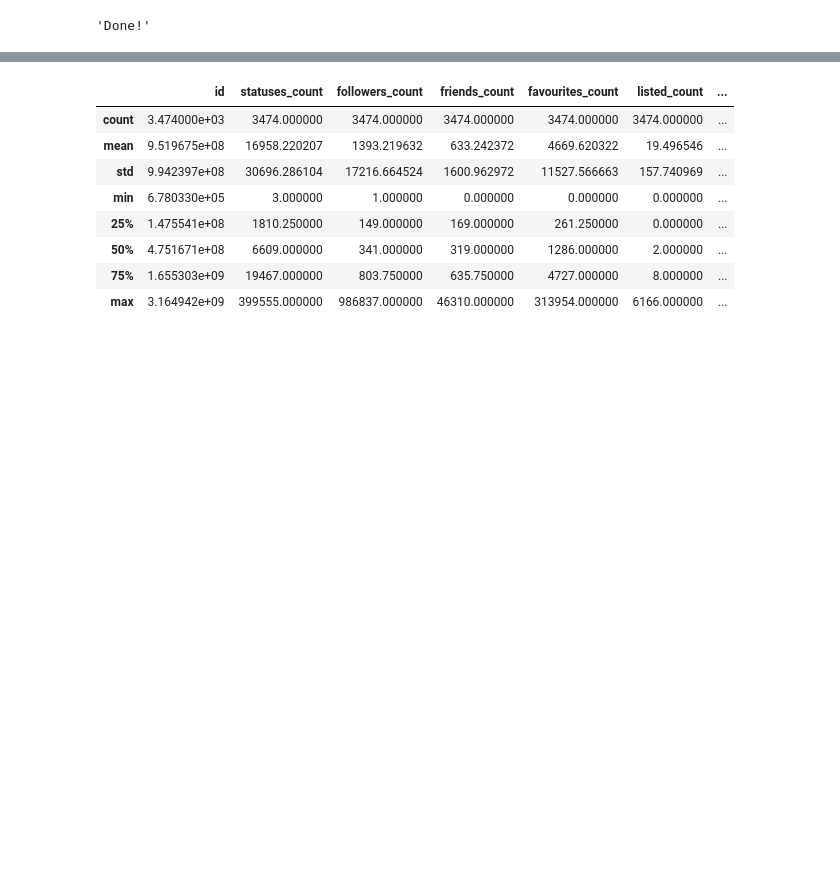
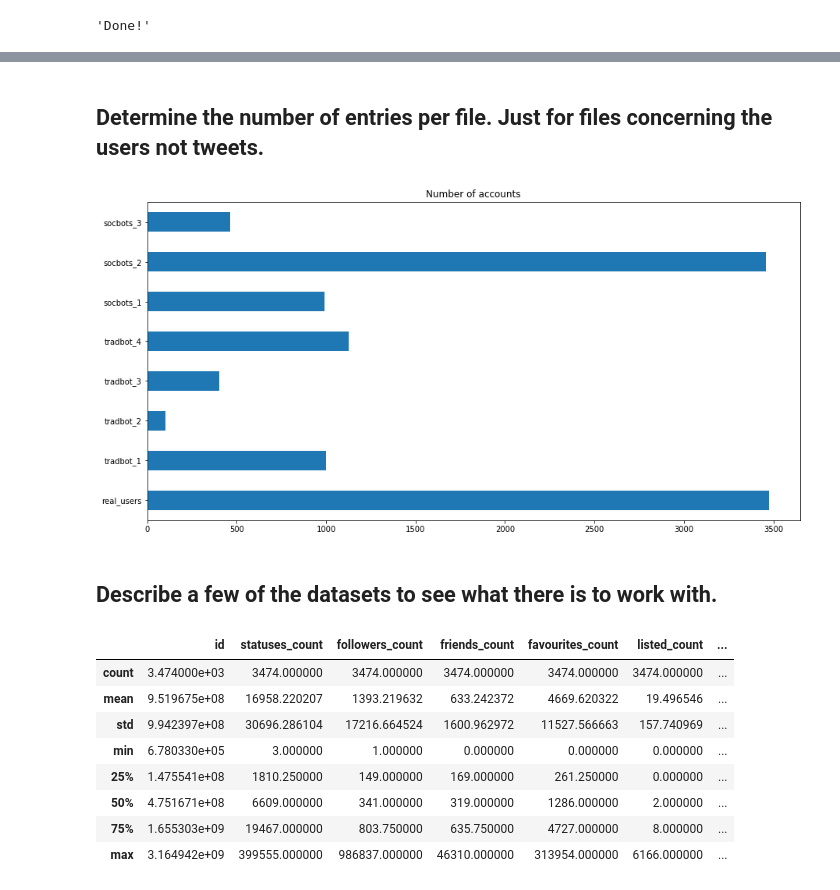
Before and after one commit to jasonweidner/CSPB_4502, a Jupyter notebook: Bot_Wrangler.ipynb, the cells around one changed output, grey strips where cells are left out. Saved outputs shown, nothing was run; the diff lists cells and outputs as text; code cells hidden in the pictures; blank space fills up the shorter version.

```diff
--- a/Bot_Wrangler.ipynb
+++ b/Bot_Wrangler.ipynb
@@ -418,3 +122,35 @@ real_users = pd.read_csv(REAL_USERS)
+# %%
+real_users = pd.read_csv(REAL_USERS)
+real_tweets = pd.read_csv(REAL_TWEETS)
+
+tradbot_1 = pd.read_csv(TRAD_USERS_1)
+tradbot_2 = pd.read_csv(TRAD_USERS_2)
+tradbot_3 = pd.read_csv(TRAD_USERS_3)
+tradbot_4 = pd.read_csv(TRAD_USERS_4)
+
+socbots_1 = pd.read_csv(SOCIAL_USERS_1)
+socbots_2 = pd.read_csv(SOCIAL_USERS_2)
+socbots_3 = pd.read_csv(SOCIAL_USERS_3)
+# %% [markdown]
+## Determine the number of entries per file. Just for files concerning the users not tweets.
+# %%
+l = [real_users,tradbot_1,tradbot_2,tradbot_3,tradbot_4,socbots_1,socbots_2,socbots_3]
+size = []
+#get the number of rows in each file
+for name in l:
+    size.append(name.id.shape[0])
+
+#place x labels and convert to Dataframe
+labels = ['real_users','tradbot_1','tradbot_2','tradbot_3','tradbot_4','socbots_1','socbots_2','socbots_3']
+dat = pd.DataFrame(size,labels)
+# %%
+#plot bar chart showing the sizes of each file
+dat.plot.barh(legend=False,figsize=(15,7.5));
+plt.title('Number of accounts');
+# %% [output]
+[figure, added]
+# %% [markdown]
+## Describe a few of the datasets to see what there is to work with.
 # %%
 real_users.describe()
 # %% [output]
```
Also changed, not shown: parts of 133 cells of this notebook, 4 other files.
